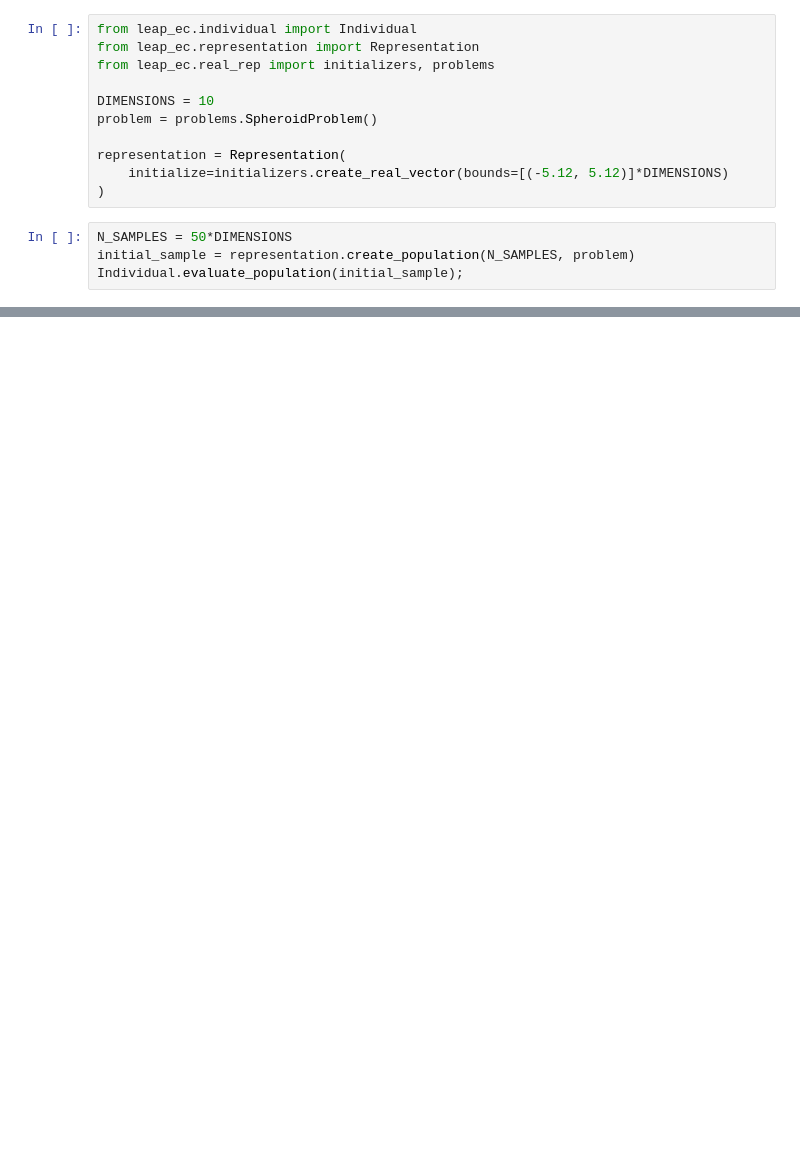
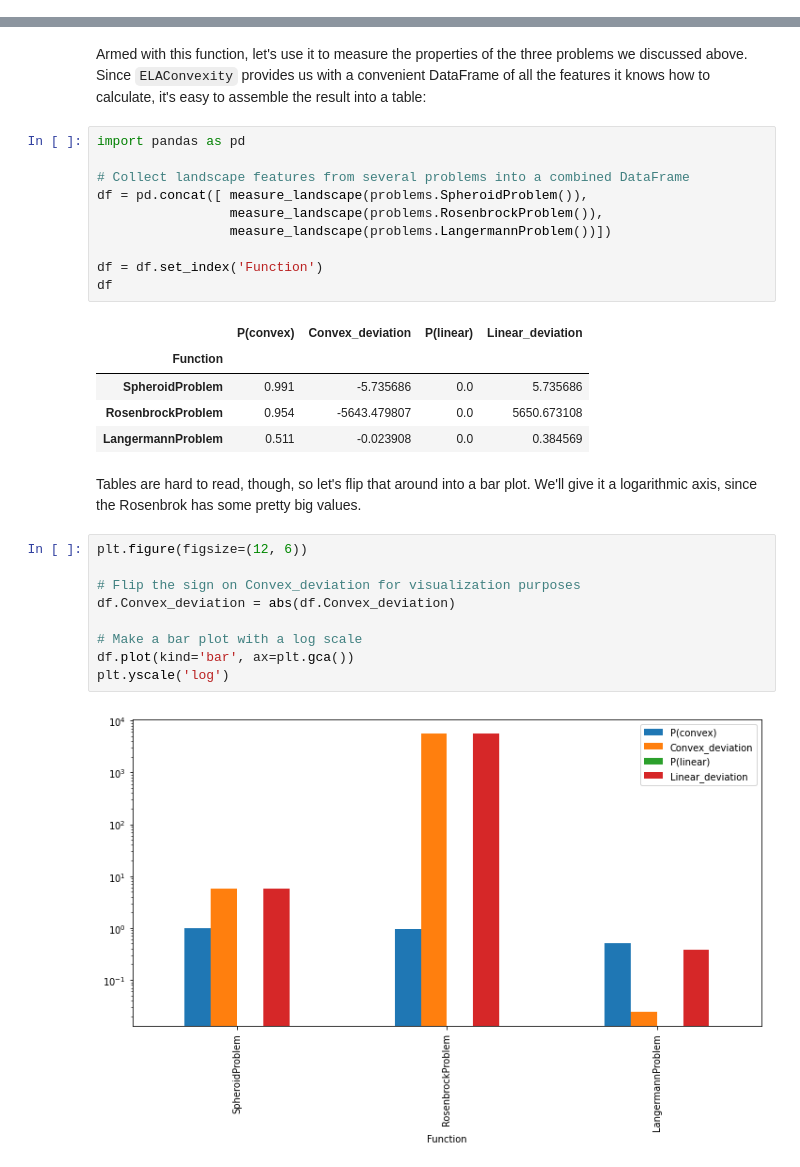
Before and after one commit to AureumChaos/LEAP, a Jupyter notebook: examples/landscape_features.ipynb, the cells around one changed output, grey strips where cells are left out. Cells and saved outputs as stored; diff of their text form; blank space fills up the shorter version.

Commit message:
Complete landscape_features.ipynb notebook, and tweak ELAConvexity.results_table() to output one feature per column (rather than row).  A step on issue #115.

```diff
--- a/examples/landscape_features.ipynb
+++ b/examples/landscape_features.ipynb
@@ -42,15 +48,0 @@ Today, research in this area tends to focus less on understanding problem diffic
-# %%
-from leap_ec.individual import Individual
-from leap_ec.representation import Representation
-from leap_ec.real_rep import initializers, problems
-
-DIMENSIONS = 10
-problem = problems.SpheroidProblem()
-
-representation = Representation(
-    initialize=initializers.create_real_vector(bounds=[(-5.12, 5.12)]*DIMENSIONS)
-)
-# %%
-N_SAMPLES = 50*DIMENSIONS
-initial_sample = representation.create_population(N_SAMPLES, problem)
-Individual.evaluate_population(initial_sample);
@@ -69,0 +96,31 @@ convex.results_table()
+# %% [markdown]
+Armed with this function, let's use it to measure the properties of the three problems we discussed above.  Since `ELAConvexity` provides us with a convenient DataFrame of all the features it knows how to calculate, it's easy to assemble the result into a table:
+# %%
+import pandas as pd
+
+# Collect landscape features from several problems into a combined DataFrame
+df = pd.concat([ measure_landscape(problems.SpheroidProblem()),
+                 measure_landscape(problems.RosenbrockProblem()),
+                 measure_landscape(problems.LangermannProblem())])
+
+df = df.set_index('Function')
+df
+# %% [output]
+|  | P(convex) | Convex_deviation | P(linear) | Linear_deviation |
+| Function |  |  |  |  |
+| SpheroidProblem | 0.991 | -5.735686 | 0.0 | 5.735686 |
+| RosenbrockProblem | 0.954 | -5643.479807 | 0.0 | 5650.673108 |
+| LangermannProblem | 0.511 | -0.023908 | 0.0 | 0.384569 |
+# %% [markdown]
+Tables are hard to read, though, so let's flip that around into a bar plot.  We'll give it a logarithmic axis, since the Rosenbrok has some pretty big values.
+# %%
+plt.figure(figsize=(12, 6))
+
+# Flip the sign on Convex_deviation for visualization purposes
+df.Convex_deviation = abs(df.Convex_deviation)
+
+# Make a bar plot with a log scale
+df.plot(kind='bar', ax=plt.gca())
+plt.yscale('log')
+# %% [output]
+[figure, added]
```
Also changed, not shown: parts of 14 cells of this notebook, 1 other file.
